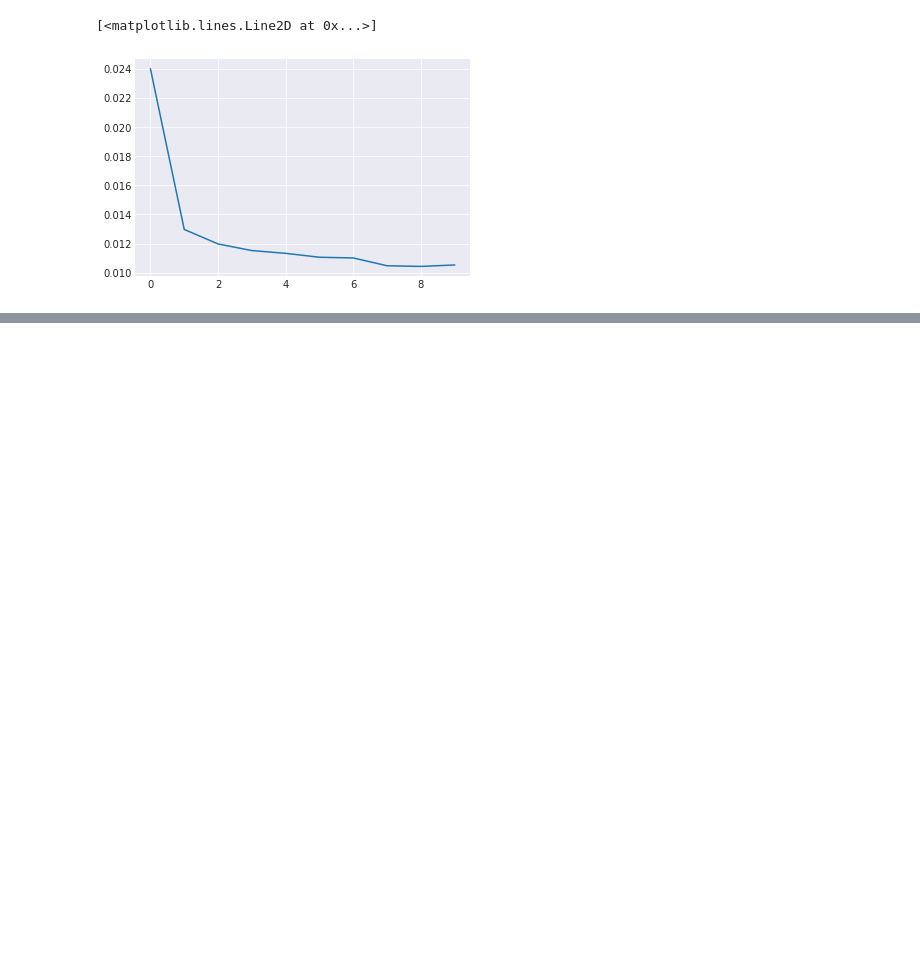
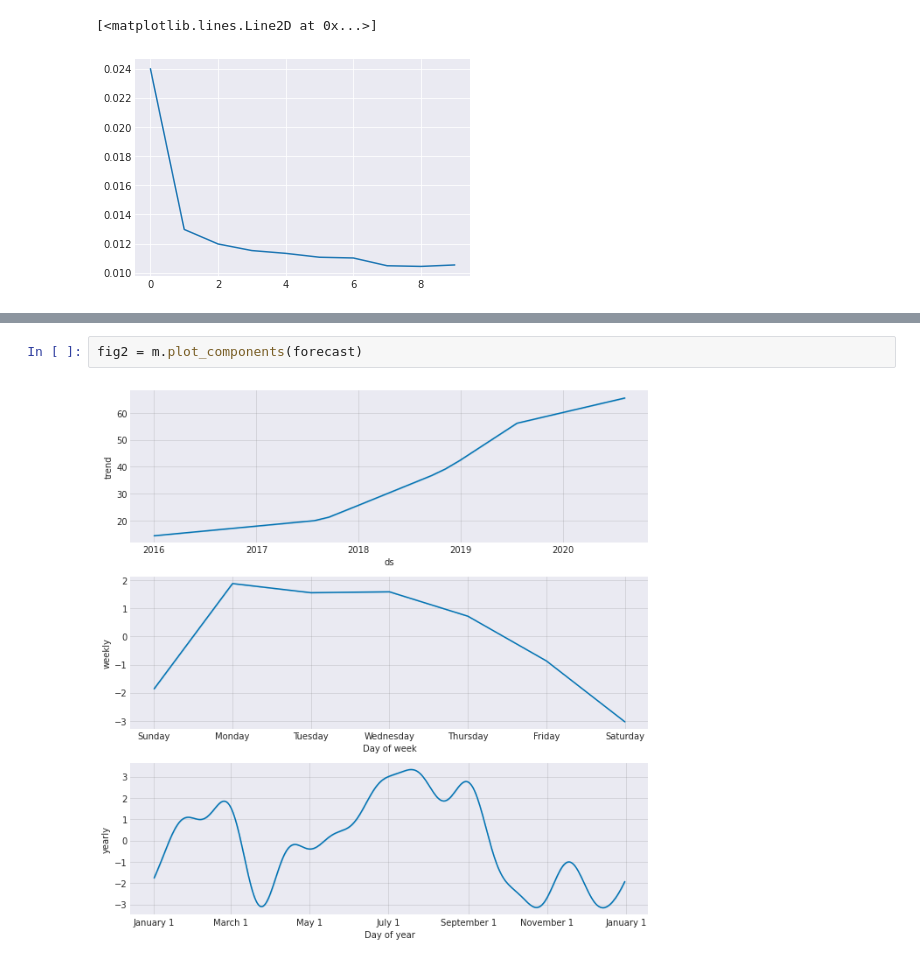
Before and after one commit to yashica95/LSTM-Google-Trend, a Jupyter notebook: Google_Trend_Prediction_using_LSTM.ipynb, the cells around one changed output, grey strips where cells are left out. Cells and saved outputs as stored; diff of their text form; blank space fills up the shorter version.

```diff
--- a/Google_Trend_Prediction_using_LSTM.ipynb
+++ b/Google_Trend_Prediction_using_LSTM.ipynb
@@ -361,0 +398,4 @@ plt.plot(r.history['loss'])
+# %%
+fig2 = m.plot_components(forecast)
+# %% [output]
+[figure, added]
```
Also changed, not shown: parts of 8 cells of this notebook.
